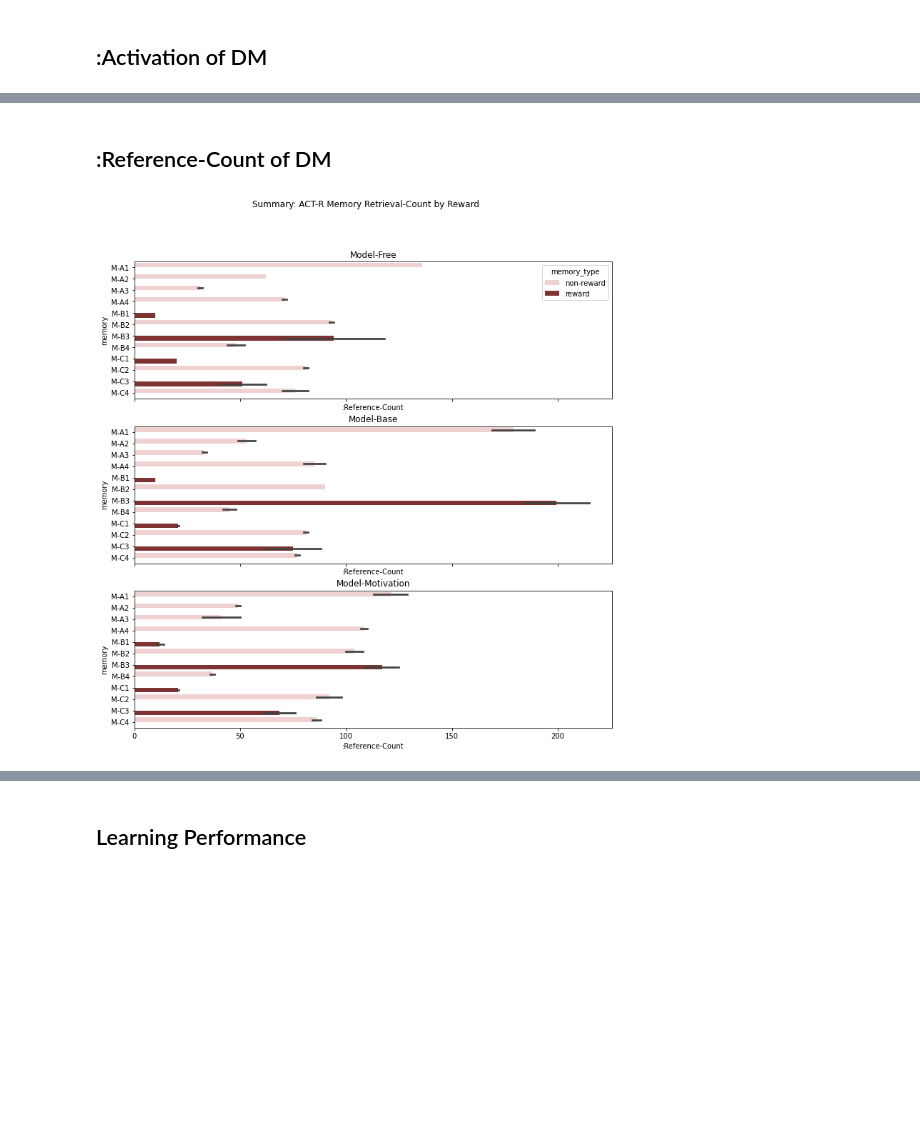
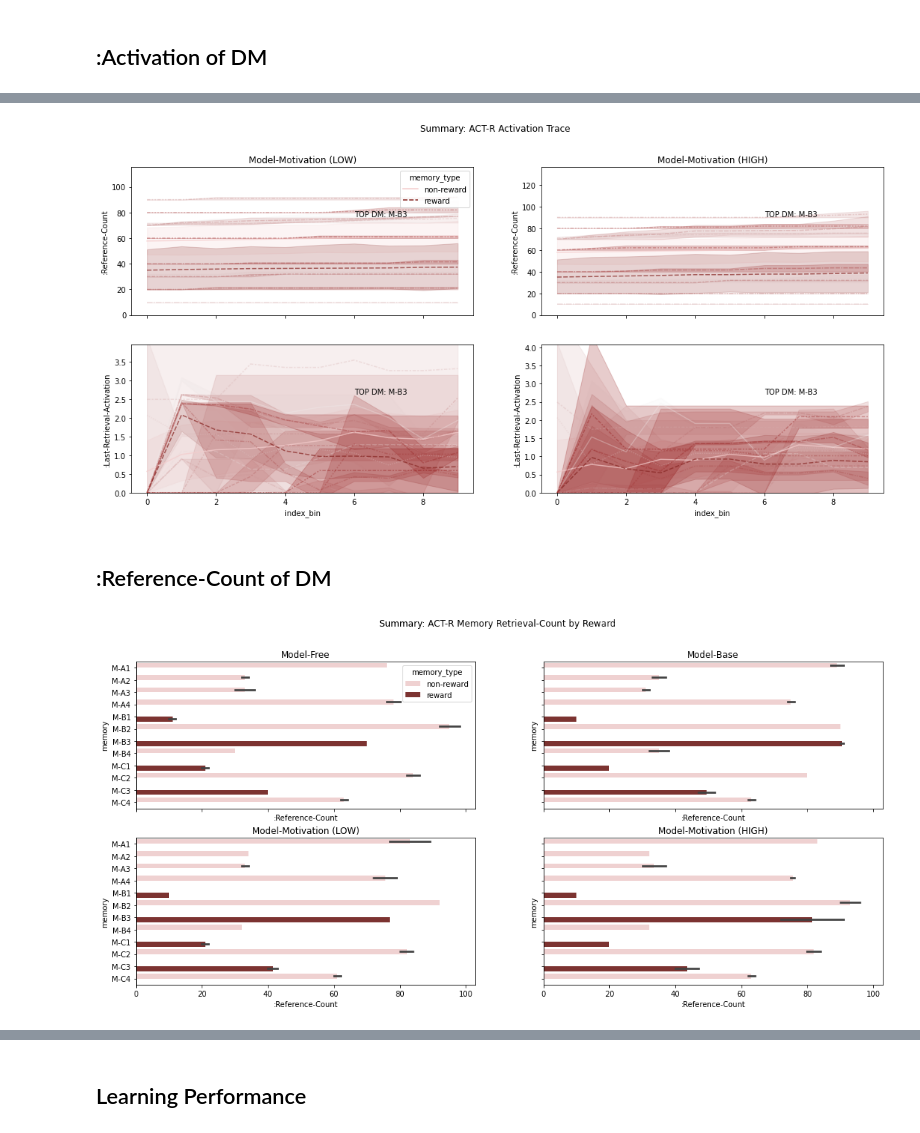
Before and after one commit to yangyuxue2333/ACTR-MarkovTask, a Jupyter notebook: analysis/compare_models.ipynb, the cells around one changed output, grey strips where cells are left out. Cells and saved outputs as stored; diff of their text form; code cells hidden in the pictures; blank space fills up the shorter version.

```diff
--- a/analysis/compare_models.ipynb
+++ b/analysis/compare_models.ipynb
@@ -132,15 +132,18 @@ def df_behavior(m):
     df['optimal_response_sum'] = df.apply(lambda x:x['state1_response']=='f' and x['state2_response']=='k', axis=1).cumsum()
     return df
 # %%
-task_params={'REWARD': {'B1': 10, 'B2': 10, 'C1': 10, 'C2': 10}}
+task_params={'REWARD': {'B1': 1, 'B2': 1, 'C1': 1, 'C2': 1}}
+task_params1={'REWARD': {'B1': 2, 'B2': 2, 'C1': 2, 'C2': 2}}
+task_params2={'REWARD': {'B1': 5, 'B2': 5, 'C1': 5, 'C2': 5}}
 actr_params={'seed':'[100, 0]',  'ans': 0.2, 'egs':0.2, 'lf':0.5, 'bll':0.5}
 e=2
-n=50
+n=10
 # %%
 df0, df0_state1stay = simulate_response_monkey(model='markov-left', epoch=e, n=n)
 df1, df1_state1stay, df1_utrace, df1_atrace = simulate_stay_probability(model="markov-model1", epoch=e, n=n, task_params=task_params, actr_params=actr_params)
 df2, df2_state1stay, df2_utrace, df2_atrace = simulate_stay_probability(model="markov-model2", epoch=e, n=n, task_params=task_params, actr_params=actr_params)
-df3, df3_state1stay, df3_utrace, df3_atrace = simulate_stay_probability(model="markov-model3", epoch=e, n=n, task_params=task_params, actr_params=actr_params)
+df31, df31_state1stay, df31_utrace, df31_atrace = simulate_stay_probability(model="markov-model3", epoch=e, n=n, task_params=task_params1, actr_params=actr_params)
+df32, df32_state1stay, df32_utrace, df32_atrace = simulate_stay_probability(model="markov-model3", epoch=e, n=n, task_params=task_params2, actr_params=actr_params)
 # %% [output]
 ######### SETUP MODEL markov-left #########
 {'MARKOV_PROBABILITY': 0.7, 'REWARD_PROBABILITY': {'B1': 0.1, 'B2': 0.7, 'C1': 0.2, 'C2': 0.4}, 'REWARD': {'B1': 2, 'B2': 2, 'C1': 2, 'C2': 2}}
@@ -368,22 +402,72 @@ plt.show()
+# %%
+fig, axes = plt.subplots(2, 2, figsize=(18, 8), sharex=True, sharey=False)
+
+fig.suptitle('Summary: ACT-R Activation Trace')
+sns.lineplot(data = df31_atrace, x='index_bin', y=':Reference-Count', hue='memory_type', style='memory_type', alpha=.7, palette=reward_palette1, ax=axes[0][0])
+sns.lineplot(data = df31_atrace, x='index_bin', y=':Reference-Count', hue='memory', style='memory', alpha=.3,  palette=reward_palette2, legend=None, ax=axes[0][0])
+
+sns.lineplot(data = df31_atrace, x='index_bin', y=':Last-Retrieval-Activation', hue='memory_type', style='memory_type', alpha=.7, palette=reward_palette1, legend=None, ax=axes[1][0])
+sns.lineplot(data = df31_atrace, x='index_bin', y=':Last-Retrieval-Activation', hue='memory', style='memory', alpha=.3,  palette=reward_palette2, legend=None, ax=axes[1][0])
+
+
+
+sns.lineplot(data = df32_atrace, x='index_bin', y=':Reference-Count', hue='memory_type', style='memory_type', alpha=.7, palette=reward_palette1, legend=None, ax=axes[0][1])
+sns.lineplot(data = df32_atrace, x='index_bin', y=':Reference-Count', hue='memory', style='memory', alpha=.3,  palette=reward_palette2, legend=None, ax=axes[0][1])
+
+sns.lineplot(data = df32_atrace, x='index_bin', y=':Last-Retrieval-Activation', hue='memory_type', style='memory_type', alpha=.7, palette=reward_palette1, legend=None,  ax=axes[1][1])
+sns.lineplot(data = df32_atrace, x='index_bin', y=':Last-Retrieval-Activation', hue='memory', style='memory', alpha=.3,  palette=reward_palette2, legend=None, ax=axes[1][1])
+
+
+axes[0][0].set_title('Model-Motivation (LOW)')
+axes[0][1].set_title('Model-Motivation (HIGH)')
+
+
+# annotation
+
+df31_chunk_cnt = df31_atrace.groupby(['memory', 'memory_type'])[':Reference-Count'].max().reset_index().sort_values(by = ['memory_type', ':Reference-Count'], ascending=False).values[0]
+df31_chunk_act = df31_atrace.groupby(['memory', 'memory_type'])[':Last-Retrieval-Activation'].max().reset_index().sort_values(by = ['memory_type', ':Last-Retrieval-Activation'], ascending=False).values[0]
+df32_chunk_cnt = df32_atrace.groupby(['memory', 'memory_type'])[':Reference-Count'].max().reset_index().sort_values(by = ['memory_type', ':Reference-Count'], ascending=False).values[0]
+df32_chunk_act = df32_atrace.groupby(['memory', 'memory_type'])[':Last-Retrieval-Activation'].max().reset_index().sort_values(by = ['memory_type', ':Last-Retrieval-Activation'], ascending=False).values[0]
+
+
+axes[0][0].text(6, df31_chunk_cnt[-1], f'TOP DM: %s'% (df31_chunk_cnt[0]))
+axes[1][0].text(6, df31_chunk_act[-1], f'TOP DM: %s'% (df31_chunk_act[0]))
+
+axes[0][1].text(6, df32_chunk_cnt[-1], f'TOP DM: %s'% (df32_chunk_cnt[0]))
+axes[1][1].text(6, df32_chunk_act[-1], f'TOP DM: %s'% (df32_chunk_act[0]))
+
+
+axes[0][0].set_ylim(0, df31_chunk_cnt[-1]*1.5)
+axes[0][1].set_ylim(0, df32_chunk_cnt[-1]*1.5)
+axes[1][0].set_ylim(0, df31_chunk_act[-1]*1.5)
+axes[1][1].set_ylim(0, df32_chunk_act[-1]*1.5)
+
+plt.show()
+# %% [output]
+[figure, added]
 # %% [markdown]
 ## :Reference-Count of DM
 # %%
-fig, axes = plt.subplots(3,1,figsize=(12, 12), sharex=True, sharey=True)
+fig, axes = plt.subplots(2,2,figsize=(18, 8), sharex=True, sharey=True)
 fig.suptitle('Summary: ACT-R Memory Retrieval-Count by Reward')
 
-sns.barplot(data = df1_atrace[df1_atrace['index_bin'] == 9], x=':Reference-Count', y='memory', hue='memory_type', palette=reward_palette1, ax=axes[0])
-sns.barplot(data = df2_atrace[df2_atrace['index_bin'] == 9], x=':Reference-Count', y='memory', hue='memory_type', palette=reward_palette1, ax=axes[1])
-sns.barplot(data = df3_atrace[df3_atrace['index_bin'] == 9], x=':Reference-Count', y='memory', hue='memory_type', palette=reward_palette1, ax=axes[2])
+sns.barplot(data = df1_atrace[df1_atrace['index_bin'] == 9], x=':Reference-Count', y='memory', hue='memory_type', palette=reward_palette1, ax=axes[0][0])
+sns.barplot(data = df2_atrace[df2_atrace['index_bin'] == 9], x=':Reference-Count', y='memory', hue='memory_type', palette=reward_palette1, ax=axes[0][1])
+sns.barplot(data = df31_atrace[df31_atrace['index_bin'] == 9], x=':Reference-Count', y='memory', hue='memory_type', palette=reward_palette1, ax=axes[1][0])
+sns.barplot(data = df32_atrace[df32_atrace['index_bin'] == 9], x=':Reference-Count', y='memory', hue='memory_type', palette=reward_palette1, ax=axes[1][1])
 
-axes[0].set_title('Model-Free')
-axes[1].set_title('Model-Base')
-axes[2].set_title('Model-Motivation')
+axes[0][0].set_title('Model-Free')
+axes[0][1].set_title('Model-Base')
+axes[1][0].set_title('Model-Motivation (LOW)')
+axes[1][1].set_title('Model-Motivation (HIGH)')
 
-axes[1].legend_.remove()
-axes[2].legend_.remove()
+axes[0][1].legend_.remove()
+axes[1][0].legend_.remove()
+axes[1][1].legend_.remove()
+
 plt.show()
 # %% [output]
-[figure, old version]
+[figure, new version]
 # %%
 my_chunk_palette = sns.color_palette(["#FF0B04", "#F8C4B4", "#F8C4B4", "#FF0B04", "#E6E5A3", "#557153", "#557153", "#E6E5A3", "#B1D0E0", "#1A374D", "#B1D0E0", "#1A374D"])
 
```
Also changed, not shown: parts of 10 cells of this notebook.
